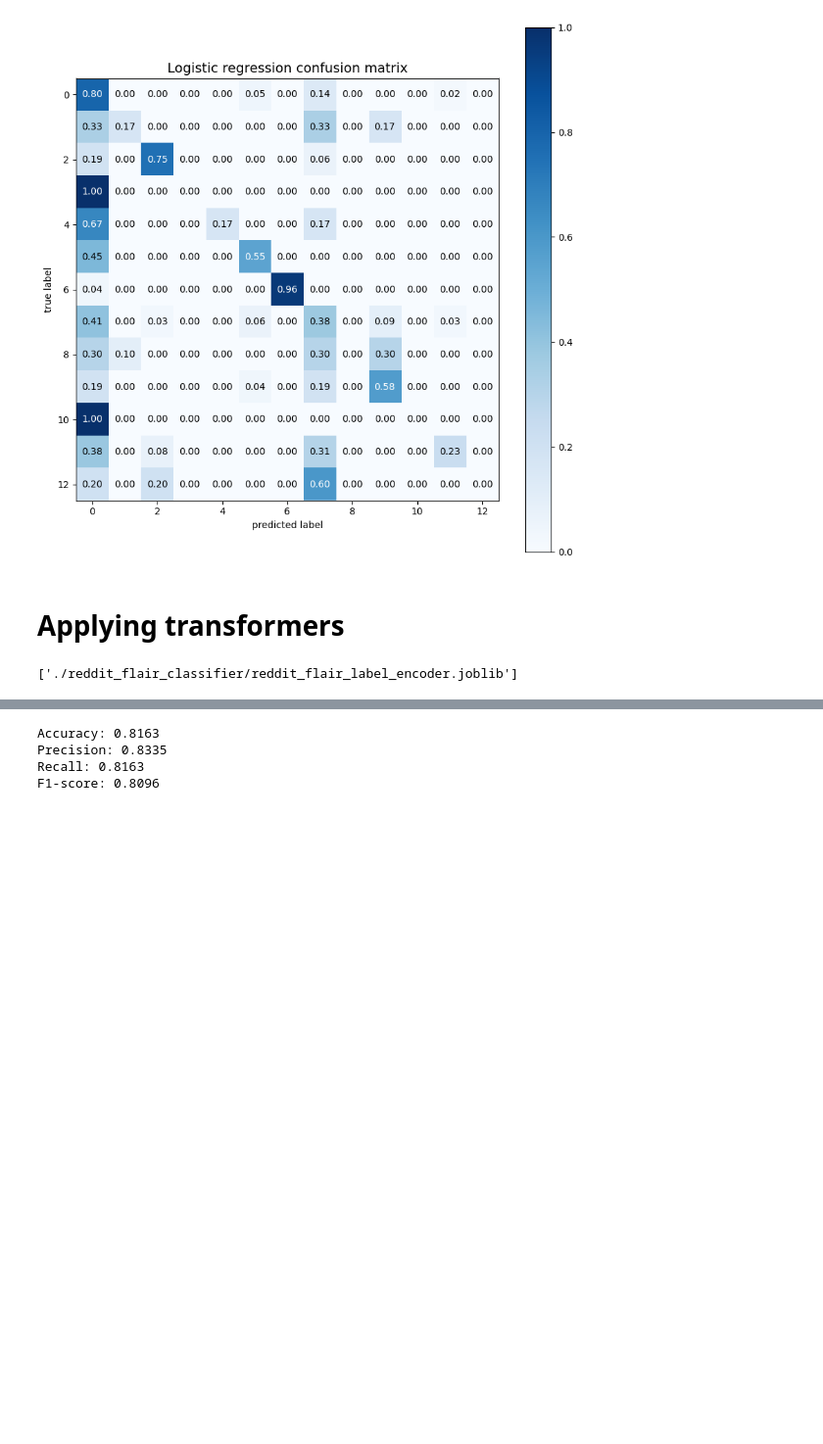
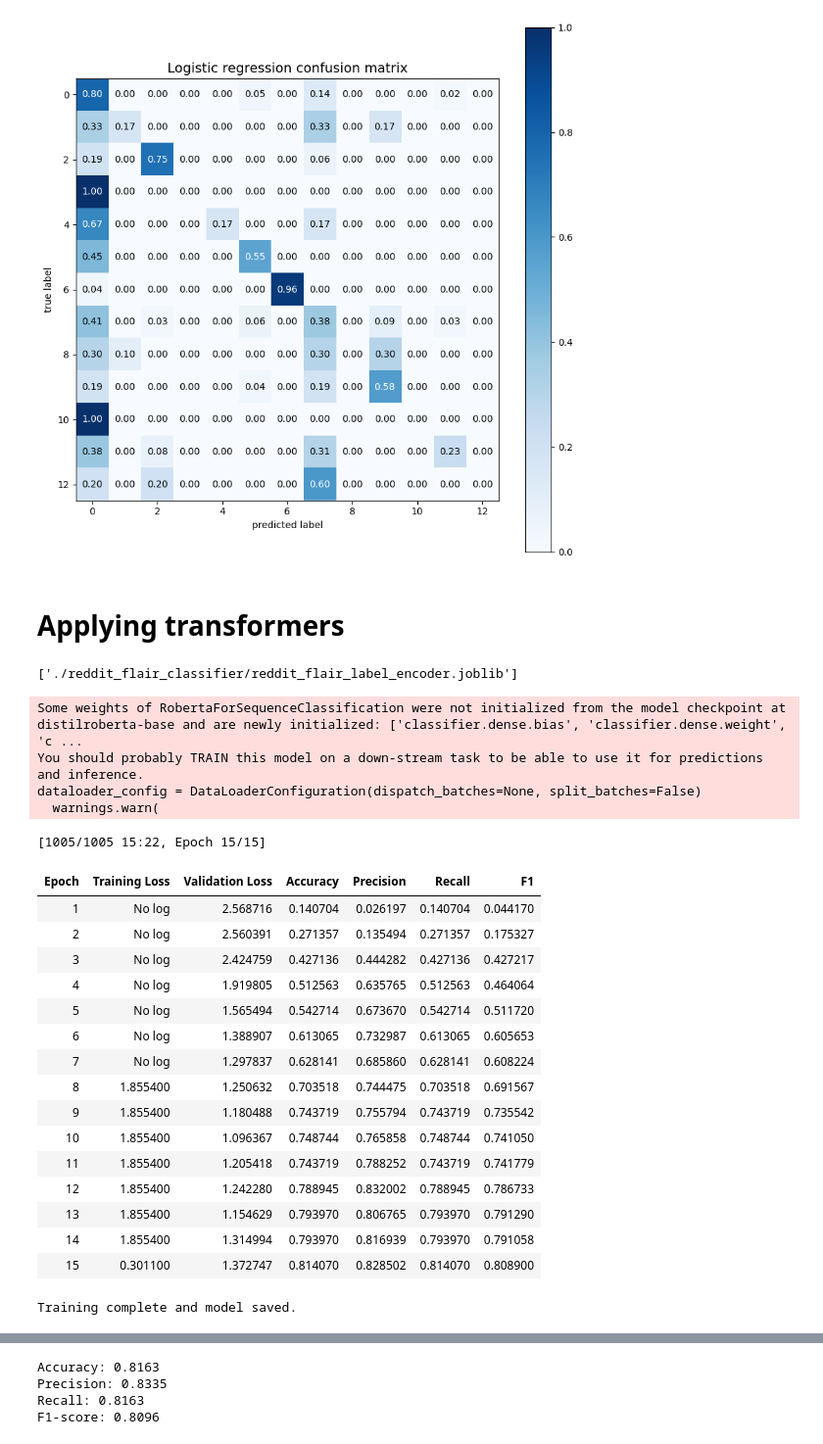
Before and after one commit to carlesarnal/reddit-realtime-classification, a Jupyter notebook: model/model_training.ipynb, the cells around one changed output, grey strips where cells are left out. Shown at 98% size. Drawn from its saved outputs; the diff is of its cells as text; code cells hidden in the pictures; blank space fills up the shorter version.

Commit message:
Update model

```diff
--- a/model/model_training.ipynb
+++ b/model/model_training.ipynb
@@ -510,36 +510,59 @@ training_args = TrainingArguments(
     output_dir="./results",
     evaluation_strategy="epoch",
     save_strategy="epoch",
-    per_device_train_batch_size=8,
-    per_device_eval_batch_size=8,
+    per_device_train_batch_size=12,
+    per_device_eval_batch_size=12,
     num_train_epochs=15,
     learning_rate=2e-5,
-    warmup_steps=500,
+    warmup_steps=800,
     weight_decay=0.01,
     logging_dir="./logs",
     load_best_model_at_end=True,
     metric_for_best_model="accuracy"
 )
 
 # --- Trainer ---
 trainer = WeightedTrainer(
     model=model,
     args=training_args,
     train_dataset=encoded_dataset["train"],
     eval_dataset=encoded_dataset["test"],
     compute_metrics=compute_metrics,
     tokenizer=tokenizer,
     class_weights=class_weights
 )
 
 # --- Train! ---
 trainer.train()
 
 # --- Save model and tokenizer ---
 model.save_pretrained("./reddit_flair_classifier")
 tokenizer.save_pretrained("./reddit_flair_classifier")
 
 print("Training complete and model saved.")
+# %% [output]
+Some weights of RobertaForSequenceClassification were not initialized from the model checkpoint at distilroberta-base and are newly initialized: ['classifier.dense.bias', 'classifier.dense.weight', 'c ...
+You should probably TRAIN this model on a down-stream task to be able to use it for predictions and inference.
+dataloader_config = DataLoaderConfiguration(dispatch_batches=None, split_batches=False)
+  warnings.warn(
+[1005/1005 15:22, Epoch 15/15]
+| Epoch | Training Loss | Validation Loss | Accuracy | Precision | Recall | F1 |
+| 1 | No log | 2.568716 | 0.140704 | 0.026197 | 0.140704 | 0.044170 |
+| 2 | No log | 2.560391 | 0.271357 | 0.135494 | 0.271357 | 0.175327 |
+| 3 | No log | 2.424759 | 0.427136 | 0.444282 | 0.427136 | 0.427217 |
+| 4 | No log | 1.919805 | 0.512563 | 0.635765 | 0.512563 | 0.464064 |
+| 5 | No log | 1.565494 | 0.542714 | 0.673670 | 0.542714 | 0.511720 |
+| 6 | No log | 1.388907 | 0.613065 | 0.732987 | 0.613065 | 0.605653 |
+| 7 | No log | 1.297837 | 0.628141 | 0.685860 | 0.628141 | 0.608224 |
+| 8 | 1.855400 | 1.250632 | 0.703518 | 0.744475 | 0.703518 | 0.691567 |
+| 9 | 1.855400 | 1.180488 | 0.743719 | 0.755794 | 0.743719 | 0.735542 |
+| 10 | 1.855400 | 1.096367 | 0.748744 | 0.765858 | 0.748744 | 0.741050 |
+| 11 | 1.855400 | 1.205418 | 0.743719 | 0.788252 | 0.743719 | 0.741779 |
+| 12 | 1.855400 | 1.242280 | 0.788945 | 0.832002 | 0.788945 | 0.786733 |
+| 13 | 1.855400 | 1.154629 | 0.793970 | 0.806765 | 0.793970 | 0.791290 |
+| 14 | 1.855400 | 1.314994 | 0.793970 | 0.816939 | 0.793970 | 0.791058 |
+| 15 | 0.301100 | 1.372747 | 0.814070 | 0.828502 | 0.814070 | 0.808900 |
+Training complete and model saved.
 # %%
 # Create confusion matrix
 from sklearn.metrics import confusion_matrix, ConfusionMatrixDisplay
```
Also changed, not shown: parts of 1 cell of this notebook, 2 other files.
